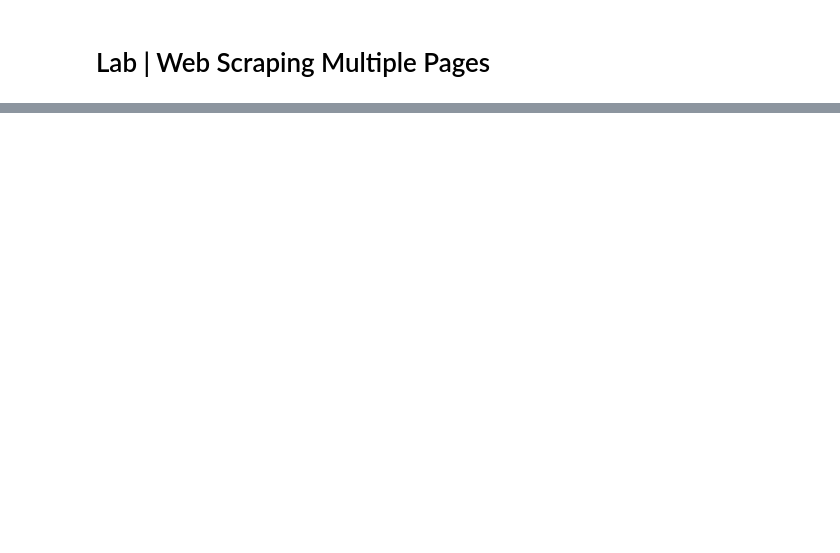
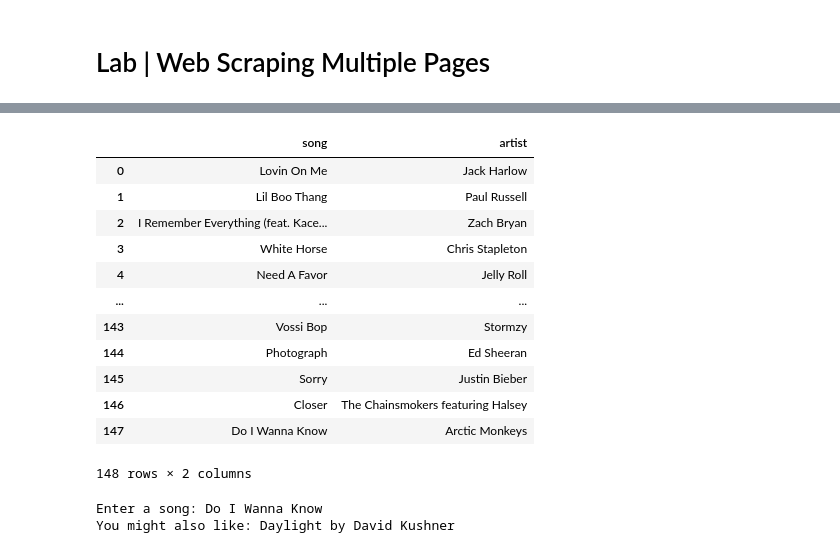
Before and after one commit to Jessica-DA23/lab-web-scraping-single-page, a Jupyter notebook: Lab 1.ipynb, the cells around one changed output, grey strips where cells are left out. Cells and saved outputs as stored; diff of their text form; code cells hidden in the pictures; blank space fills up the shorter version.

```diff
--- a/Lab 1.ipynb
+++ b/Lab 1.ipynb
@@ -128,0 +188,44 @@ uk_songs
+# %%
+#reset the index
+top_songs = top_songs.reset_index(drop=True)
+top_songs
+# %% [output]
+|  | song | artist |
+| 0 | Lovin On Me | Jack Harlow |
+| 1 | Lil Boo Thang | Paul Russell |
+| 2 | I Remember Everything (feat. Kace... | Zach Bryan |
+| 3 | White Horse | Chris Stapleton |
+| 4 | Need A Favor | Jelly Roll |
+| ... | ... | ... |
+| 143 | Vossi Bop | Stormzy |
+| 144 | Photograph | Ed Sheeran |
+| 145 | Sorry | Justin Bieber |
+| 146 | Closer | The Chainsmokers featuring Halsey |
+| 147 | Do I Wanna Know | Arctic Monkeys |
+148 rows × 2 columns
+# %%
+#Sugest other song
+# Get User Input
+user_input_song = input("Enter a song: ")
+
+# Convert the user input and song names to lowercase for case-insensitive comparison
+user_input_song_lower = user_input_song.lower()
+top_songs_lower = top_songs.apply(lambda x: x.str.lower())
+
+# Check if the user-inputted song is in the top chart songs list (case-insensitive)
+if user_input_song_lower in top_songs_lower['song'].values:
+    # Filter out the user-inputted song from the DataFrame
+    top_songs_without_input = top_songs[
+        top_songs_lower['song'] != user_input_song_lower
+    ]
+
+
+    # Recommend a random song from the filtered DataFrame
+    recommended_song = top_songs_without_input.sample().squeeze()
+
+    print(f"You might also like: {recommended_song['song']} by {recommended_song['artist']}")
+else:
+    print("We can't provide a recommendation right now.")
+# %% [output]
+Enter a song: Do I Wanna Know
+You might also like: Daylight by David Kushner
```
Also changed, not shown: parts of 6 cells of this notebook, 4 other files.
